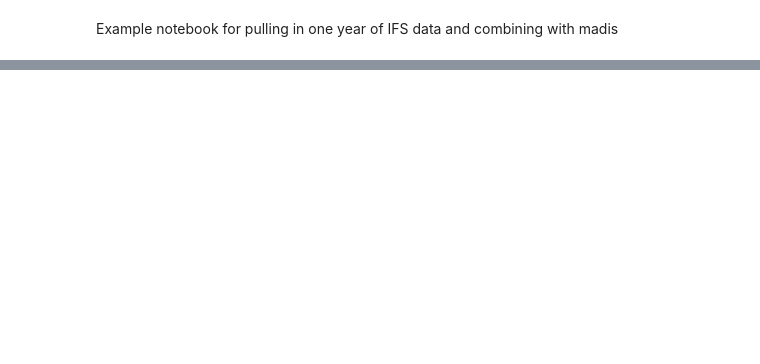
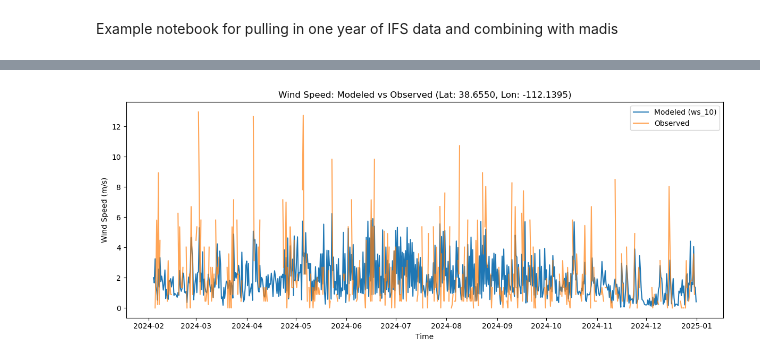
Before and after one commit to northlh/2026_nvhackathon, a Jupyter notebook: madis_ifs_wf_forlh.ipynb, the cells around one changed output, grey strips where cells are left out. Saved outputs shown, nothing was run; the diff lists cells and outputs as text; code cells hidden in the pictures; blank space fills up the shorter version.

```diff
--- a/madis_ifs_wf_forlh.ipynb
+++ b/madis_ifs_wf_forlh.ipynb
@@ -49,0 +164,2 @@ all_data_gof = add_gof_stats(ds = all_data, var1 = "ws_10", var2 = "obs_windspee
+# %%
+all_data_gof = xr.open_dataset("/project/cowy-nvhackathon/lucasnorth/datasets/ds_ifs_point_gof_filtered.nc")
@@ -49,0 +213,3 @@ all_data_gof = add_gof_stats(ds = all_data, var1 = "ws_10", var2 = "obs_windspee
+# %%
+max_station = all_data_gof['ws_10_vs_obs_windspeed_10m_MBE'].idxmax().item()
+filtered = all_data_gof.sel(space=max_station)
@@ -49,0 +251,19 @@ all_data_gof = add_gof_stats(ds = all_data, var1 = "ws_10", var2 = "obs_windspee
+# %%
+import matplotlib.pyplot as plt
+
+# Extract lat/lon values (adjust variable names if needed)
+lat = float(filtered['latitude'].values)
+lon = float(filtered['longitude'].values)
+
+plt.figure(figsize=(12, 5))
+plt.plot(filtered['time'], filtered['ws_10'], label='Modeled (ws_10)')
+plt.plot(filtered['time'], filtered['obs_windspeed_10m'], label='Observed', alpha=0.7)
+
+plt.xlabel('Time')
+plt.ylabel('Wind Speed (m/s)')
+plt.title(f'Wind Speed: Modeled vs Observed (Lat: {lat:.4f}, Lon: {lon:.4f})')
+plt.legend()
+plt.tight_layout()
+plt.show()
+# %% [output]
+[figure, added]
```
Also changed, not shown: parts of 15 cells of this notebook, 3 other files.
